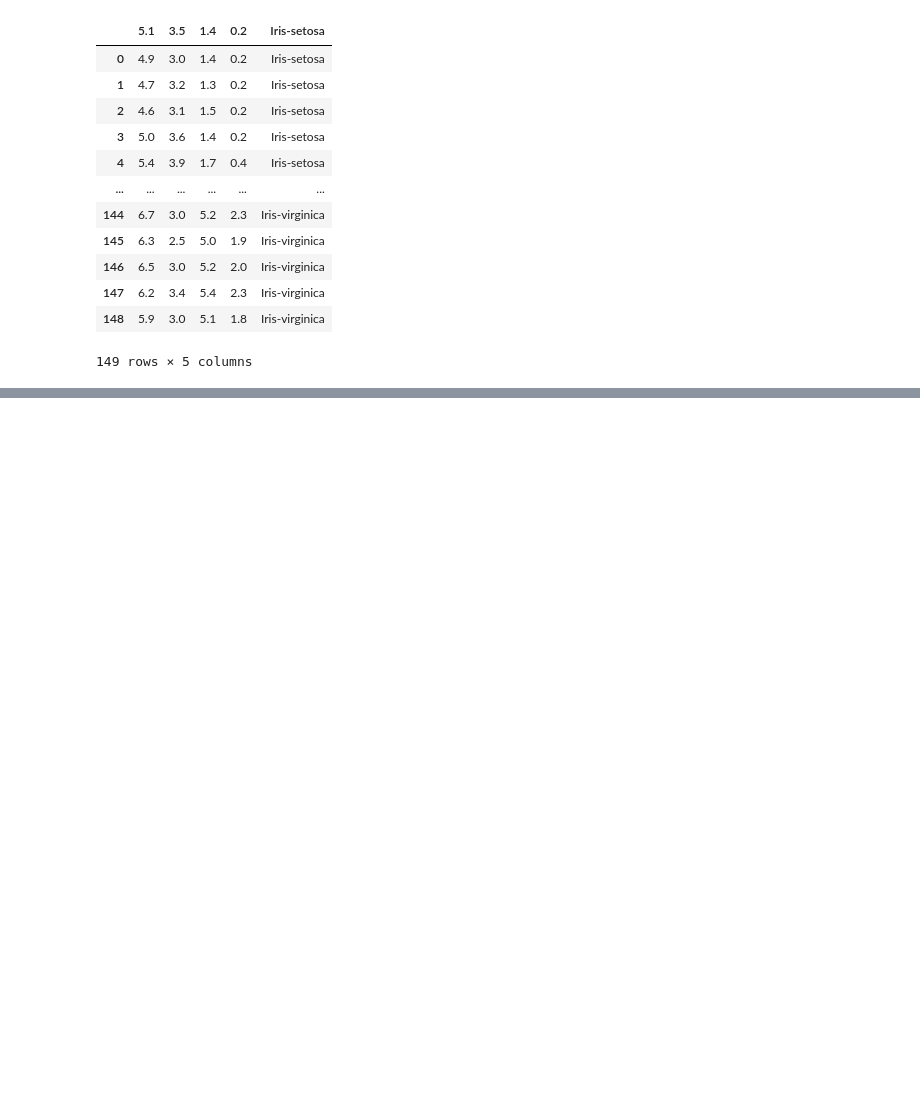
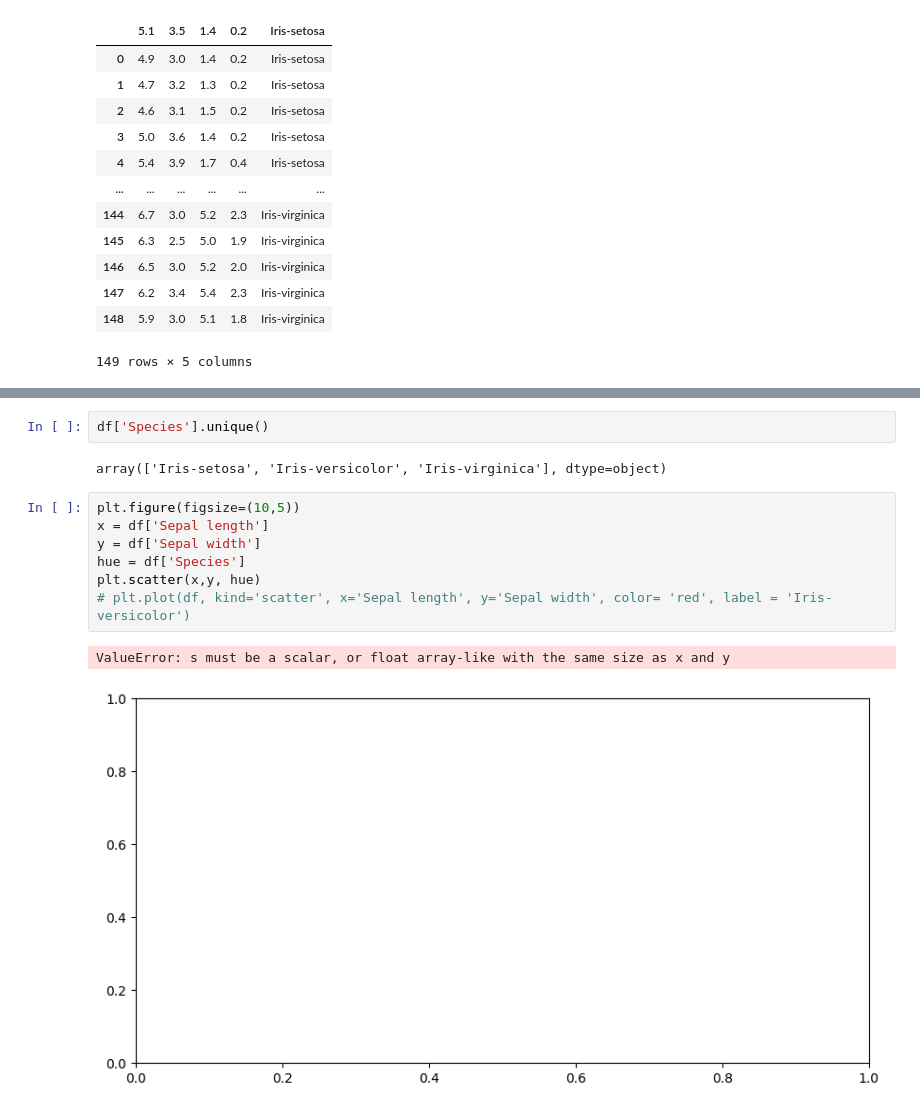
Before and after one commit to Srishti36912/python, a Jupyter notebook: practice.ipynb, the cells around one changed output, grey strips where cells are left out. Cells and saved outputs as stored; diff of their text form; blank space fills up the shorter version.

```diff
--- a/practice.ipynb
+++ b/practice.ipynb
@@ -1087,4 +1085,18 @@ df.dropna()
 | 147 | 6.2 | 3.4 | 5.4 | 2.3 | Iris-virginica |
 | 148 | 5.9 | 3.0 | 5.1 | 1.8 | Iris-virginica |
 149 rows × 5 columns
+# %%
+df['Species'].unique()
+# %% [output]
+array(['Iris-setosa', 'Iris-versicolor', 'Iris-virginica'], dtype=object)
+# %%
+plt.figure(figsize=(10,5))
+x = df['Sepal length']
+y = df['Sepal width']
+hue = df['Species']
+plt.scatter(x,y, hue)
+# plt.plot(df, kind='scatter', x='Sepal length', y='Sepal width', color= 'red', label = 'Iris-versicolor')
+# %% [output]
+ValueError: s must be a scalar, or float array-like with the same size as x and y
+[figure, added]
 # %%
```
Also changed, not shown: parts of 10 cells of this notebook, 2 other files.
